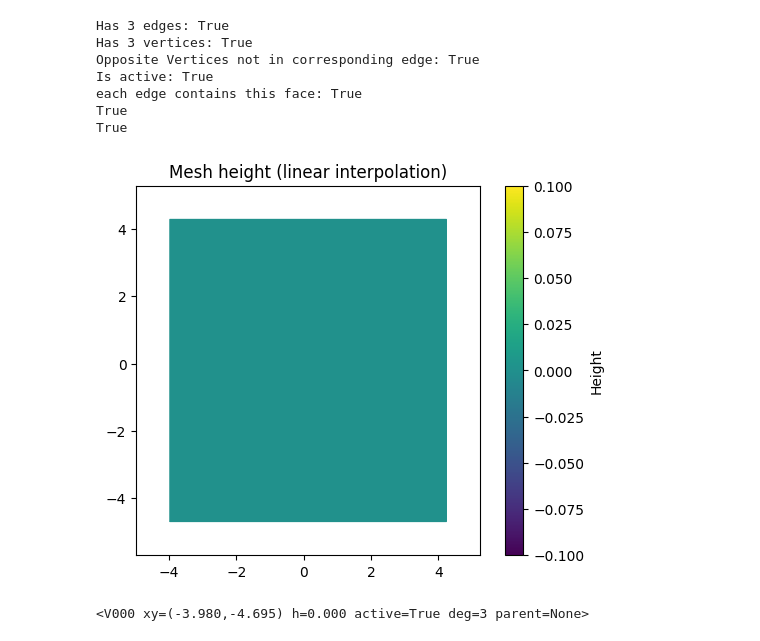
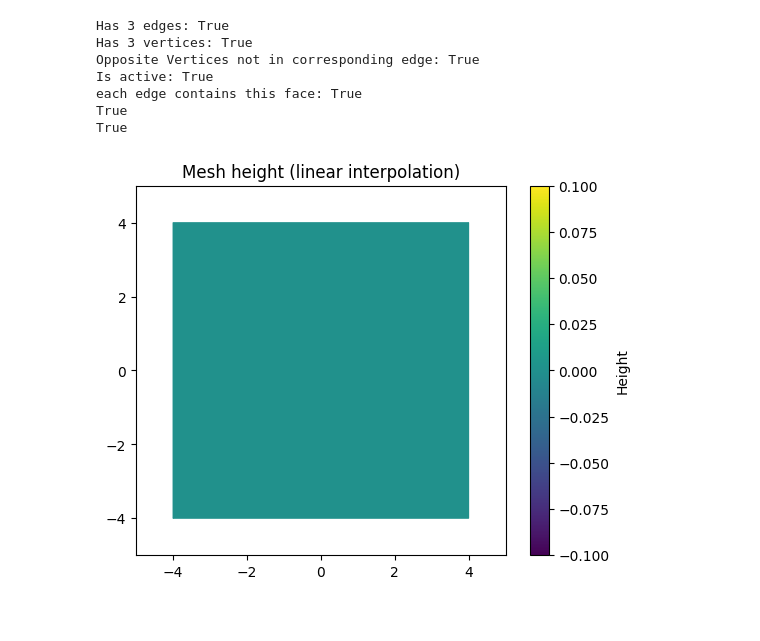
Before and after one commit to sbabichenko/Decision-Mesh, a Jupyter notebook: Mesh Tester.ipynb, the cells around one changed output. Drawn from its saved outputs; the diff is of its cells as text; code cells hidden in the pictures.

```diff
--- a/Mesh Tester.ipynb
+++ b/Mesh Tester.ipynb
@@ -257,29 +257,35 @@ def check_invariants(mesh):
 # %%
 # generate 100 samples of 2D standard normals
 np.random.seed(0)
-data = np.random.randn(100000, 3)   # 100 rows, 2 columns
-df = pd.DataFrame(data)
-df.iloc[:,2] += np.cos(2*df.iloc[:,0])
+
+rng = np.random.default_rng(42)  # reproducible
+
+n = 10000
+x0 = rng.uniform(-4, 4, size=n)
+x1 = rng.uniform(-4, 4, size=n)
+x2 = rng.standard_normal(n) + 2 * np.cos(5 * x0) * np.cos(2 * x1)
+
+df = pd.DataFrame({
+    0: x0,
+    1: x1,
+    2: x2
+})
+
 
 
 mesh = DecisionMesh.DecisionMesh(df)
 
 face = mesh.top_face
 test_active_face(face)
 print(test_edge_endpoints(face))
 print(test_face_subdivisions(face))
 mesh.plot_height()
 # %% [output]
 Has 3 edges: True
 Has 3 vertices: True
 Opposite Vertices not in corresponding edge: True
 Is active: True
 each edge contains this face: True
 True
 True
-[figure, old version]
+[figure, new version]
-# %%
-vert = list(mesh.vertices)[0]
-print(vert)
-# %% [output]
-<V000 xy=(-3.980,-4.695) h=0.000 active=True deg=3 parent=None>
```
Also changed, not shown: parts of 14 cells of this notebook, 1 other file.
